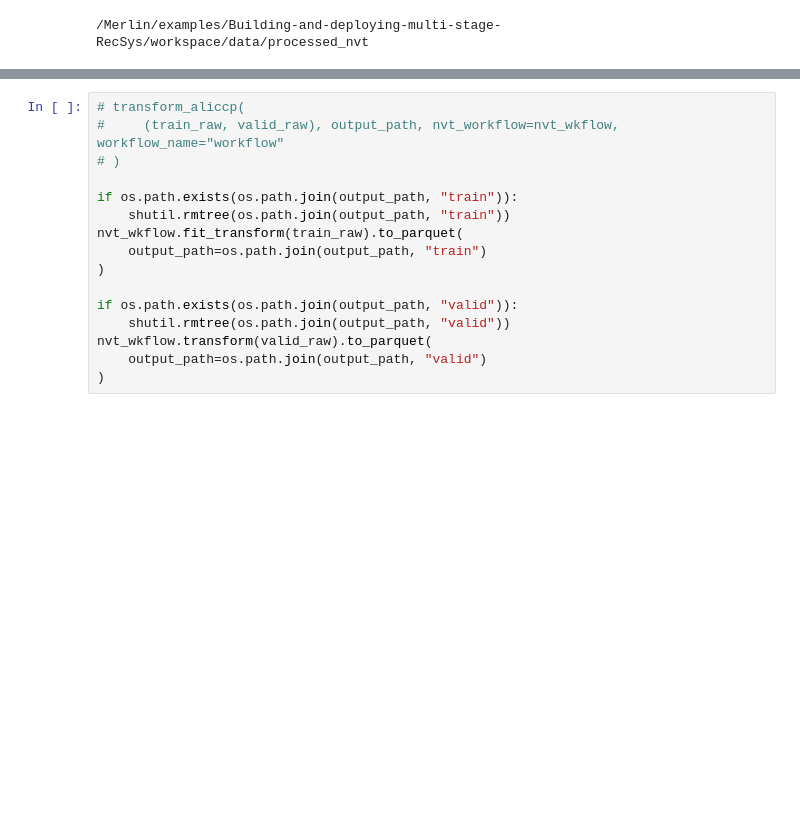
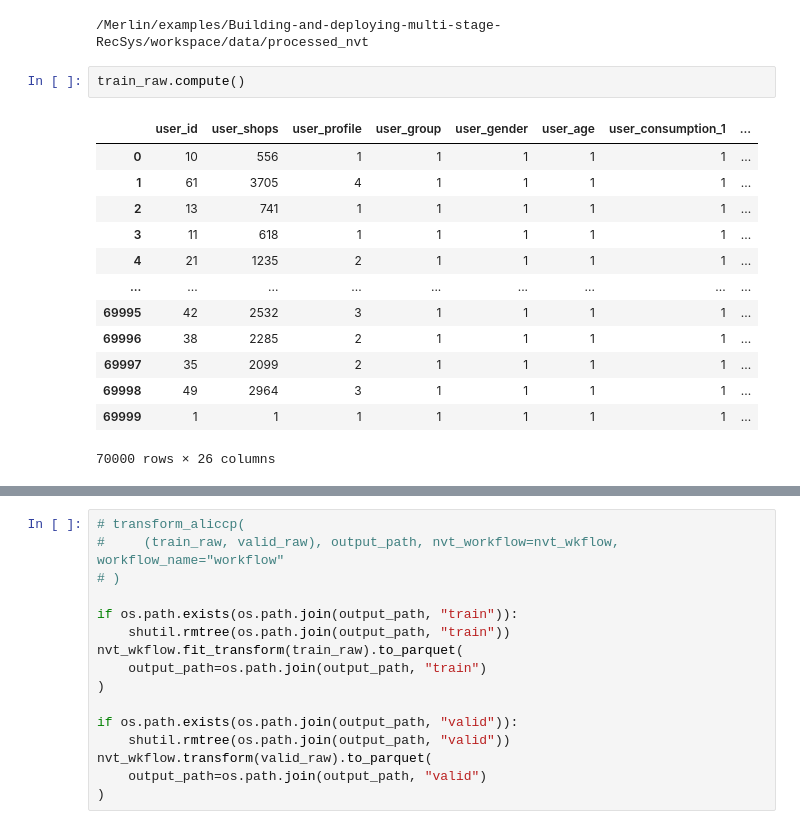
Before and after one commit to taljacob2/merlin-demo, a Jupyter notebook: Merlin/examples/Building-and-deploying-multi-stage-RecSys/01-Building-Recommender-Systems-with-Merlin.ipynb, the cells around one changed output, grey strips where cells are left out. Drawn from its saved outputs; the diff is of its cells as text; blank space fills up the shorter version.

```diff
--- a/Merlin/examples/Building-and-deploying-multi-stage-RecSys/01-Building-Recommender-Systems-with-Merlin.ipynb
+++ b/Merlin/examples/Building-and-deploying-multi-stage-RecSys/01-Building-Recommender-Systems-with-Merlin.ipynb
@@ -455,3 +424,19 @@ Let's call `transform_aliccp` utility function to be able to perform `fit` and `
 print(output_path)
 # %% [output]
 /Merlin/examples/Building-and-deploying-multi-stage-RecSys/workspace/data/processed_nvt
+# %%
+train_raw.compute()
+# %% [output]
+|  | user_id | user_shops | user_profile | user_group | user_gender | user_age | user_consumption_1 | ... |
+| 0 | 10 | 556 | 1 | 1 | 1 | 1 | 1 | ... |
+| 1 | 61 | 3705 | 4 | 1 | 1 | 1 | 1 | ... |
+| 2 | 13 | 741 | 1 | 1 | 1 | 1 | 1 | ... |
+| 3 | 11 | 618 | 1 | 1 | 1 | 1 | 1 | ... |
+| 4 | 21 | 1235 | 2 | 1 | 1 | 1 | 1 | ... |
+| ... | ... | ... | ... | ... | ... | ... | ... | ... |
+| 69995 | 42 | 2532 | 3 | 1 | 1 | 1 | 1 | ... |
+| 69996 | 38 | 2285 | 2 | 1 | 1 | 1 | 1 | ... |
+| 69997 | 35 | 2099 | 2 | 1 | 1 | 1 | 1 | ... |
+| 69998 | 49 | 2964 | 3 | 1 | 1 | 1 | 1 | ... |
+| 69999 | 1 | 1 | 1 | 1 | 1 | 1 | 1 | ... |
+70000 rows × 26 columns
```
Also changed, not shown: parts of 20 cells of this notebook, 1 other file.
